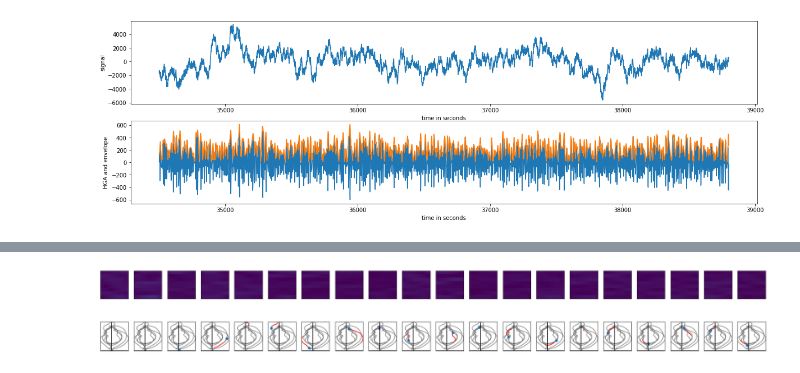
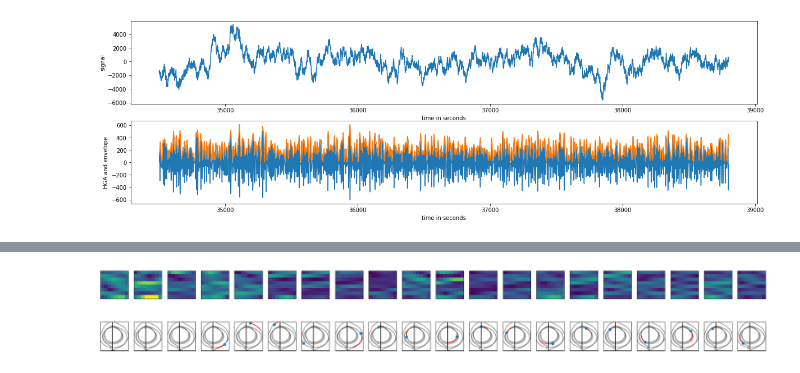
Before and after one commit to BugraKaytanli/Prediction-of-Finger-Flexion-from-ECoG, a Jupyter notebook: ECoG.ipynb, the cells around one changed output, grey strips where cells are left out. Saved outputs shown, nothing was run; the diff lists cells and outputs as text; code cells hidden in the pictures.

```diff
--- a/ECoG.ipynb
+++ b/ECoG.ipynb
@@ -27,11 +25,15 @@ print(tgs.shape)
 #plt.plot(tgs[0:12000,0])
 
 fig, axs = plt.subplots(2)
-fig.suptitle('Vertically stacked subplots')
+fig.suptitle('Time traces of Finger Flexions and EcoG from electrodes')
 
+t_end=tgs.shape
+t= range(1,t_end[0])
 
 startplot=34500; endplot=38800; incrementplot=1;
-tg=tgs[startplot:endplot:incrementplot,:]
+
+# Assume delay between ECoG and Flexion data is 50ms=37ms(measurement)+13ms(phsysiological cortico-muscular delay)
+tg=tgs[startplot-50:endplot-50:incrementplot,:]
 tgm=tg-np.amin(tg,axis=0)
 
 tr=trs[startplot:endplot:incrementplot,:]
@@ -44,6 +46,7 @@ axs[0].plot(tt,tgm[:,3],'tab:orange')
 axs[0].plot(tt,tgm[:,4],'tab:red')
 
 axs[1].imshow(tr.transpose(),cmap="inferno",aspect='auto',interpolation=None)
+axs[0].set_xlabel='time(ms)'
 plt.rcParams["figure.figsize"] = (20,6)
 plt.colorbar
 plt.show()
@@ -159,9 +122,8 @@ plt.rcParams["image.interpolation"] = None
 # %%
-# Create position and velocity trajectories of the fingers
-# from scipy.signal import savgol_filter
-# tgm_sm=savgol_filter(tgm[:,0], 151, 3)
+# Generate position/velocity/acceleration trajectories of the fingers
 
-filter_size_pts=101
+import cv2
+filter_size_pts=251
 y=tgm[:,0]
 def smooth(y, box_pts,filter_type):
     box = np.ones(box_pts)/box_pts
@@ -177,7 +139,7 @@ tgm_sm=smooth(y,filter_size_pts,'gauss')
 plt.plot(tgm_sm,color='black')
 
 dydx = np.gradient(tgm_sm)
-v_tgm_sm=smooth(dydx,filter_size_pts,'gauss')
+v_tgm_sm=smooth(dydx,filter_size_pts+50,'gauss')
 
 ddyddx = np.gradient(v_tgm_sm)
 a_tgm_sm=smooth(ddyddx,filter_size_pts+100,'gauss')
@@ -188,8 +150,8 @@ plt.plot(v_tgm_sm/max(dydx),color='green')
 plt.plot(ddyddx/max(ddyddx),color='orange')
 plt.plot(a_tgm_sm/max(ddyddx),color='purple')
 
-plt.xlabel("X axis label")
-plt.ylabel("Y axis label")
+plt.xlabel("sample number")
+plt.ylabel("kinematic variables(a.u)")
 plt.legend(['Position Finger 0 - raw', 'Position Finger 0 - smoothed','Normalized velo Finger 0 - raw', 'Normalized velo Finger 0 - smoothed','Normalized acc Finger 0 - raw', 'Normalized acc Finger 0 - smoothed'],loc='upper right')
 plt.show()
 print(y.size, tgm_sm.size, v_tgm_sm.size)
@@ -198,10 +160,13 @@ print(y.size, tgm_sm.size, v_tgm_sm.size)
 4300 4300 4300
 # %%
+# Generate the position/velocity/acceleration
 fig = plt.figure
-plt.rcParams["figure.figsize"] = (10,10)
+plt.rcParams["figure.figsize"] = (5,5)
 plt.plot(v_tgm_sm,tgm_sm,'gray')
 plt.xlim(min(v_tgm_sm), max(v_tgm_sm))
 plt.ylim(min(tgm_sm), max(tgm_sm))
+plt.xlabel('velo')
+plt.ylabel('pos')
 plt.gca().set_adjustable('box')
 plt.draw()
 
@@ -213,6 +178,9 @@ ax.set_xlim(min(v_tgm_sm), max(v_tgm_sm))
 ax.set_ylim(min(tgm_sm), max(tgm_sm))
 ax.set_zlim(min(a_tgm_sm), max(a_tgm_sm))
 plt.axis([min(v_tgm_sm), max(v_tgm_sm), min(tgm_sm), max(tgm_sm)])
+ax.set_xlabel('velo')
+ax.set_ylabel('pos')
+ax.set_zlabel('acc')
 plt.gca().set_adjustable('box')
 plt.draw()
 # %% [output]
@@ -221,41 +189,41 @@ plt.draw()
 # %%
 amplitude_envelope_reshaped=amplitude_envelope.reshape(-1,8,8)
 # print(amplitude_envelope.shape)
-fig, axes = plt.subplots(1,20, )
+fig, axes = plt.subplots(1,20,figsize=(30,30) )
 vmini=np.min(amplitude_envelope_reshaped)
 vmaxi=np.max(amplitude_envelope_reshaped)
 # print([vmini, vmaxi])
 for i,ax in enumerate(axes.flat):
   arr=amplitude_envelope_reshaped[i*200,:,:]
-  for j in arange(1,9,9):
+  for j in np.arange(1,9,9):
     arr=arr+ amplitude_envelope_reshaped[i*200+j,:,:]
-  arr /=10
+  # arr /=10
   ax.imshow(arr,vmin=vmini,vmax=vmaxi)
   ax.set_xticks([])
   ax.set_yticks([])
 
 
 fig, axes = plt.subplots(1,20, figsize=(30,1.35))
 for i,ax in enumerate(axes.flat):
   # arr=amplitude_envelope_reshaped[i*200,:,:]
   # for j in [1,2,3,4,5,6,7,8,9]:
   # #   arr=arr+ amplitude_envelope_reshaped[i*200+j,:,:]
   # # arr /=10
   ax.plot(v_tgm_sm,tgm_sm,color='gray')
   ax.plot(v_tgm_sm[i*200:i*200+100],tgm_sm[i*200:i*200+100],color='red')
   ax.plot(v_tgm_sm[i*200+100],tgm_sm[i*200+100],'o')
   ax.set_xticks([])
   ax.set_yticks([])
   ax.set_xlim(min(v_tgm_sm), max(v_tgm_sm))
   ax.set_ylim(min(tgm_sm), max(tgm_sm))
   ax.axhline(y=0, color='k')
   ax.axvline(x=0, color='k')
 
 
 
 
 # for i,ax in enumerate(axes.flat):
 #     ax.imshow(amplitude_envelope_reshaped[i*200,:,:])
 # %% [output]
-[figure, old version]
+[figure, new version]
-[figure, old version]
+[figure, new version]
```
Also changed, not shown: parts of 23 cells of this notebook.
